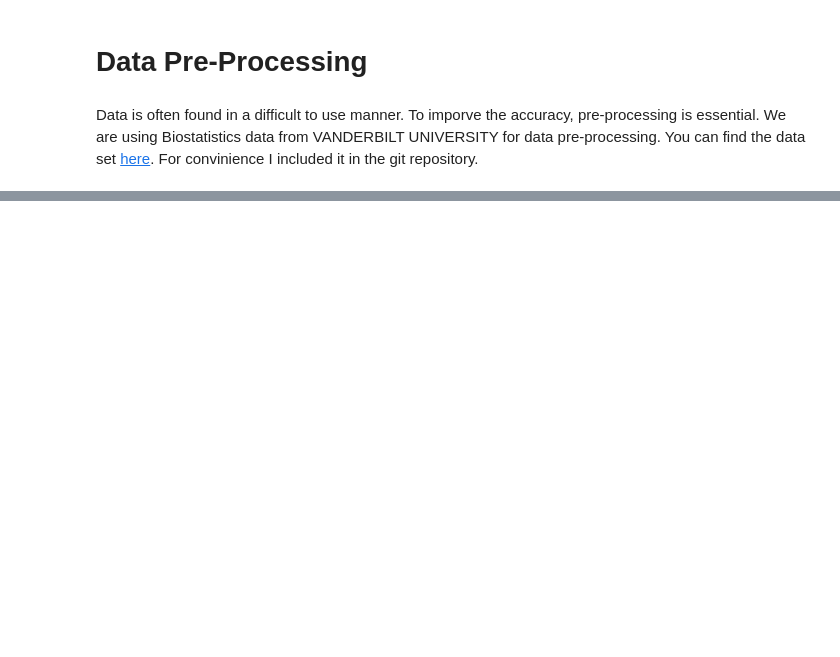
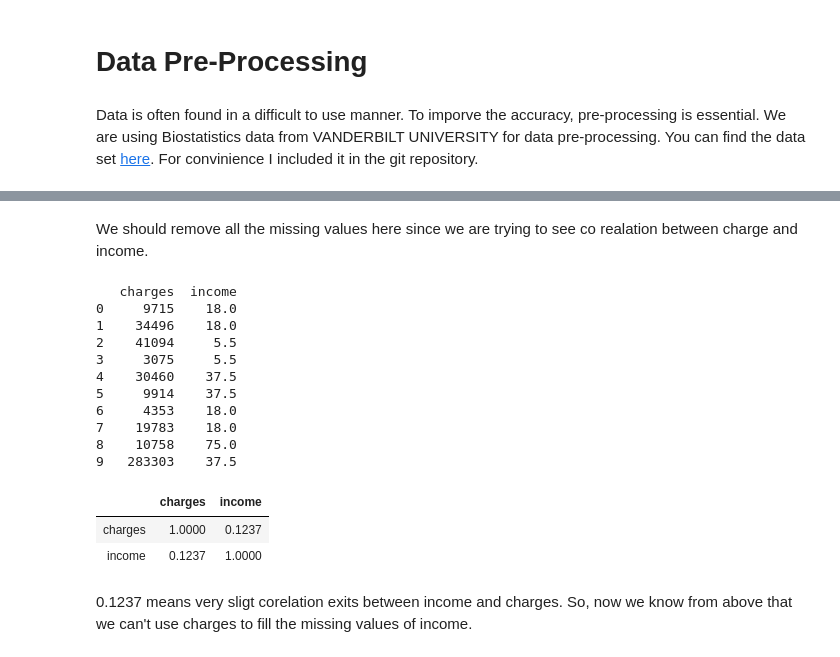
Before and after one commit to AkiraKaneshiro/Python-for-data-science, a Jupyter notebook: datascience.ipynb, the cells around one changed output, grey strips where cells are left out. Cells and saved outputs as stored; diff of their text form; code cells hidden in the pictures; blank space fills up the shorter version.

```diff
--- a/datascience.ipynb
+++ b/datascience.ipynb
@@ -213,0 +343,30 @@ Data is often found in a difficult to use manner. To imporve the accuracy, pre-p
+# %% [markdown]
+We should remove all the missing values here since we are trying to see co realation between charge and income.
+# %%
+import numpy as np
+ourfocus = ourfocus.dropna().reset_index()
+new = pd.DataFrame({'charges':ourfocus['charges'],
+                    'income':ourfocus['income']})
+#converting all the values of the data frame in to floats
+new=new.applymap(lambda x:float(x))
+#print ourfocus['charges'].mean
+#print ourfocus['income'].mean
+print new.head(10)
+new.corr()
+# %% [output]
+   charges  income
+0     9715    18.0
+1    34496    18.0
+2    41094     5.5
+3     3075     5.5
+4    30460    37.5
+5     9914    37.5
+6     4353    18.0
+7    19783    18.0
+8    10758    75.0
+9   283303    37.5
+|  | charges | income |
+| charges | 1.0000 | 0.1237 |
+| income | 0.1237 | 1.0000 |
+# %% [markdown]
+0.1237 means very sligt corelation exits between income and charges. So, now we know from above that we can't use charges to fill the missing values of income.
```
Also changed, not shown: parts of 10 cells of this notebook, 3 other files.
